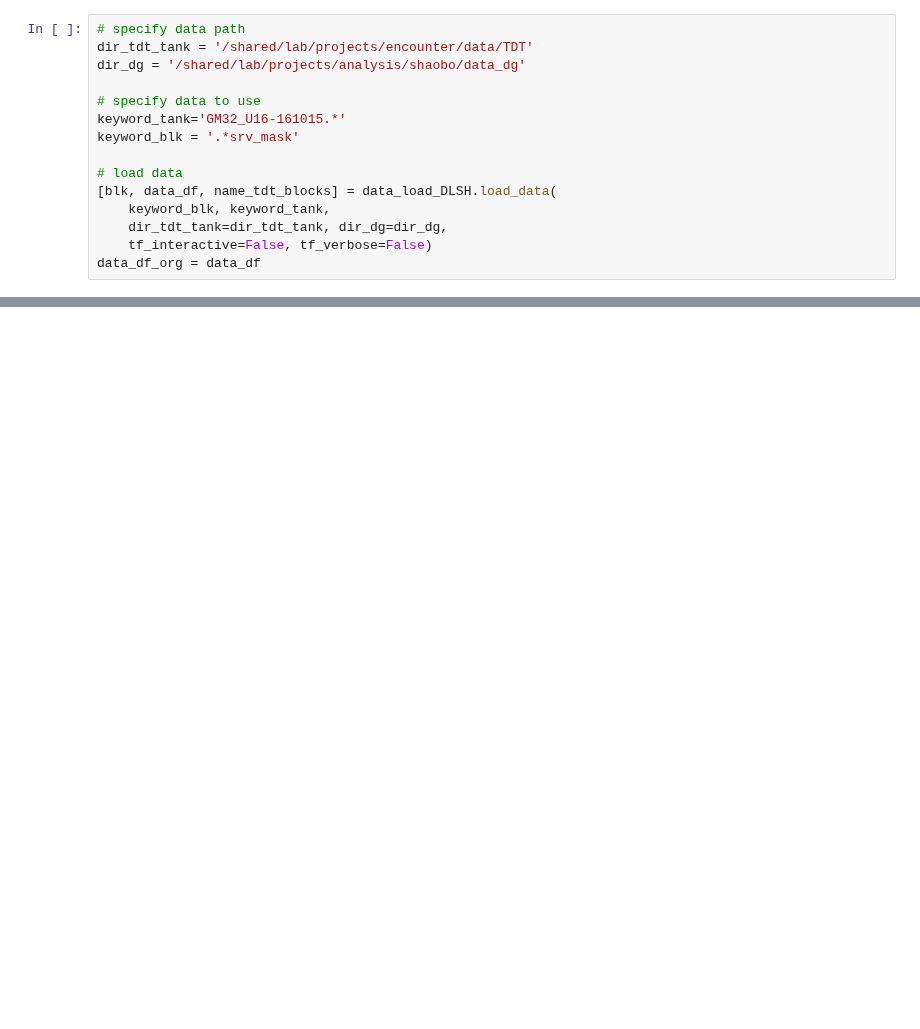
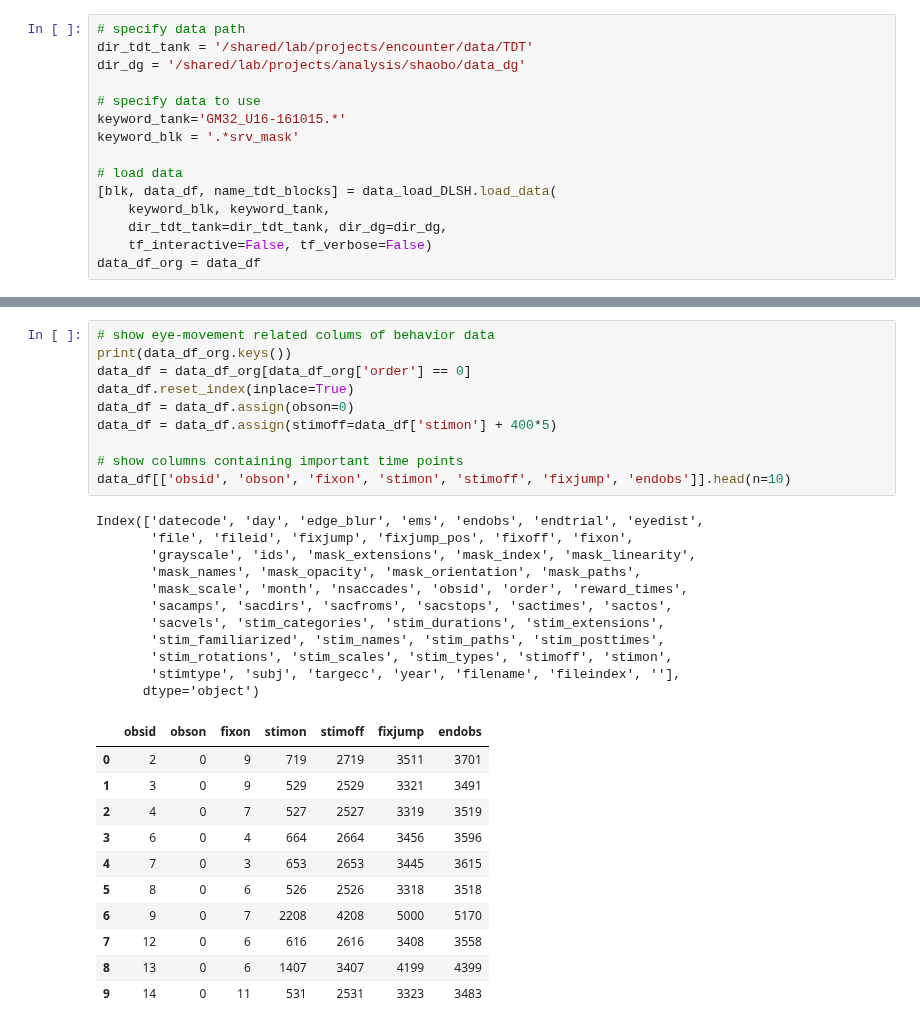
Before and after one commit to rxia/PyNeuroSG, a Jupyter notebook: script/Eye-movement_for_Seth.ipynb, the cells around one changed output, grey strips where cells are left out. Drawn from its saved outputs; the diff is of its cells as text; blank space fills up the shorter version.

```diff
--- a/script/Eye-movement_for_Seth.ipynb
+++ b/script/Eye-movement_for_Seth.ipynb
@@ -88,0 +58,33 @@ Index(['datecode', 'day', 'edge_blur', 'ems', 'endobs', 'endtrial', 'eyedist',
+# %%
+# show eye-movement related colums of behavior data
+print(data_df_org.keys())
+data_df = data_df_org[data_df_org['order'] == 0]
+data_df.reset_index(inplace=True)
+data_df = data_df.assign(obson=0)
+data_df = data_df.assign(stimoff=data_df['stimon'] + 400*5)
+
+# show columns containing important time points
+data_df[['obsid', 'obson', 'fixon', 'stimon', 'stimoff', 'fixjump', 'endobs']].head(n=10)
+# %% [output]
+Index(['datecode', 'day', 'edge_blur', 'ems', 'endobs', 'endtrial', 'eyedist',
+       'file', 'fileid', 'fixjump', 'fixjump_pos', 'fixoff', 'fixon',
+       'grayscale', 'ids', 'mask_extensions', 'mask_index', 'mask_linearity',
+       'mask_names', 'mask_opacity', 'mask_orientation', 'mask_paths',
+       'mask_scale', 'month', 'nsaccades', 'obsid', 'order', 'reward_times',
+       'sacamps', 'sacdirs', 'sacfroms', 'sacstops', 'sactimes', 'sactos',
+       'sacvels', 'stim_categories', 'stim_durations', 'stim_extensions',
+       'stim_familiarized', 'stim_names', 'stim_paths', 'stim_posttimes',
+       'stim_rotations', 'stim_scales', 'stim_types', 'stimoff', 'stimon',
+       'stimtype', 'subj', 'targecc', 'year', 'filename', 'fileindex', ''],
+      dtype='object')
+|  | obsid | obson | fixon | stimon | stimoff | fixjump | endobs |
+| 0 | 2 | 0 | 9 | 719 | 2719 | 3511 | 3701 |
+| 1 | 3 | 0 | 9 | 529 | 2529 | 3321 | 3491 |
+| 2 | 4 | 0 | 7 | 527 | 2527 | 3319 | 3519 |
+| 3 | 6 | 0 | 4 | 664 | 2664 | 3456 | 3596 |
+| 4 | 7 | 0 | 3 | 653 | 2653 | 3445 | 3615 |
+| 5 | 8 | 0 | 6 | 526 | 2526 | 3318 | 3518 |
+| 6 | 9 | 0 | 7 | 2208 | 4208 | 5000 | 5170 |
+| 7 | 12 | 0 | 6 | 616 | 2616 | 3408 | 3558 |
+| 8 | 13 | 0 | 6 | 1407 | 3407 | 4199 | 4399 |
+| 9 | 14 | 0 | 11 | 531 | 2531 | 3323 | 3483 |
```
Also changed, not shown: parts of 19 cells of this notebook.
